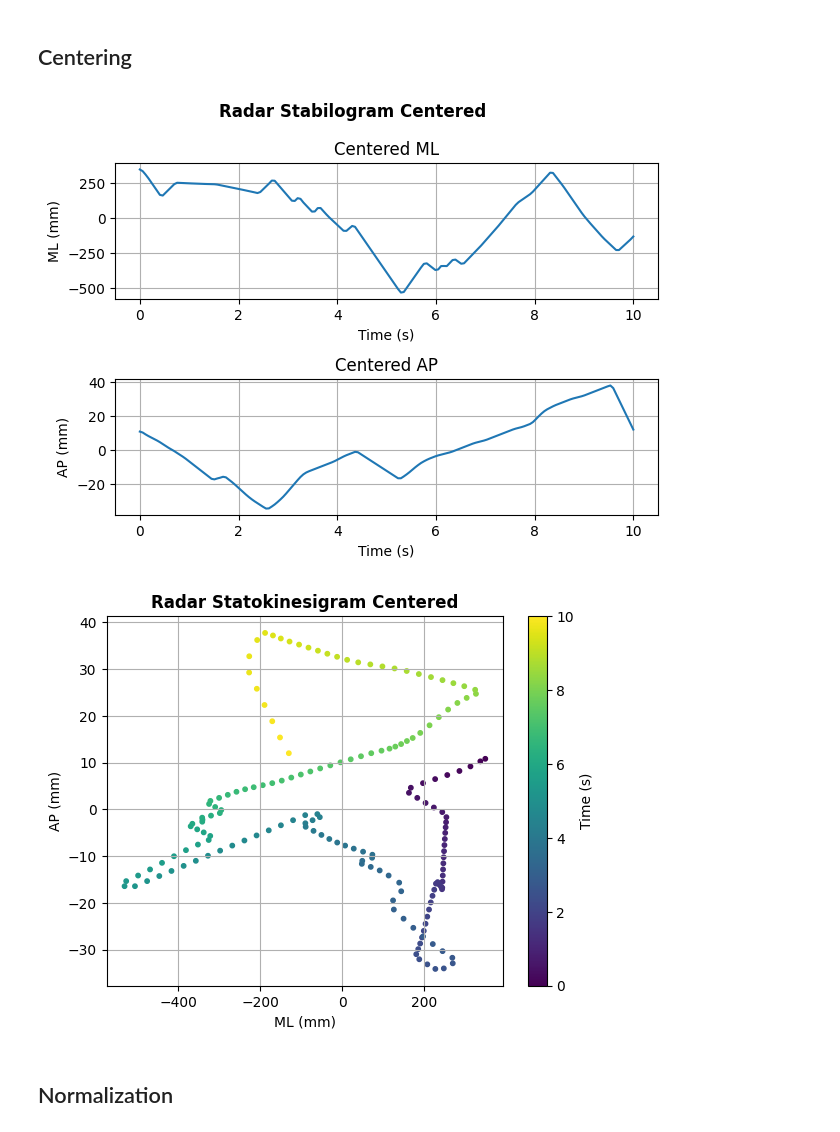
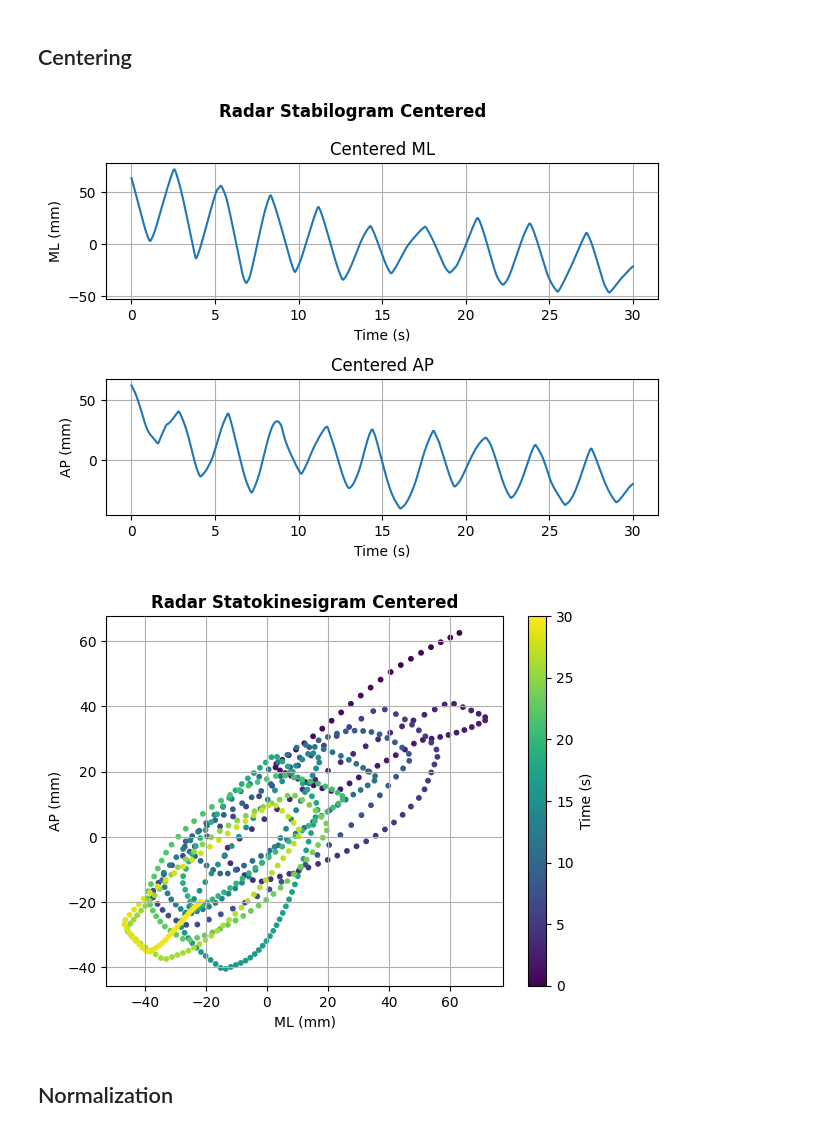
Before and after one commit to KellyLuo-O/stabilometry_project_2026, a Jupyter notebook: scripts/02_radar_stabilogram.ipynb, the cells around one changed output. Drawn from its saved outputs; the diff is of its cells as text; code cells hidden in the pictures.

```diff
--- a/scripts/02_radar_stabilogram.ipynb
+++ b/scripts/02_radar_stabilogram.ipynb
@@ -9,17 +9,12 @@ from scipy.integrate import cumulative_trapezoid
 from code_descriptors_postural_control.stabilogram.stato import Stabilogram
 from code_descriptors_postural_control.descriptors import compute_all_features
 # %%
-# df = pd.read_csv("../data/antoine/radar24/test4.csv")
-# df = pd.read_csv("../results/kelly/X_vitesse.csv")
-df = pd.read_csv("./testML.csv")
+df = pd.read_csv("../results/tables/dataset2/velocity/test12_x_velocity.csv")
 x_time = df["Time_s"].values
 x_velocity = df["Vmax_m_s"].values
 x_pos = cumulative_trapezoid(x_velocity, x_time, initial=0)
 
-
-# df = pd.read_csv("../data/antoine/radar9/test4.csv")
-# df = pd.read_csv("../results/kelly/Y_vitesse.csv")
-df = pd.read_csv("./testAP.csv")
+df = pd.read_csv("../results/tables/dataset2/velocity/test12_y_velocity.csv")
 y_time = df["Time_s"].values
 y_velocity = df["Vmax_m_s"].values
 y_pos = cumulative_trapezoid(y_velocity, y_time, initial=0)
@@ -90,13 +85,13 @@ x_pos = x_pos - np.mean(x_pos)
 y_pos = y_pos - np.mean(y_pos)
 
 # sauvegarder en CSV
-df = pd.DataFrame({
-    "time": y_time,
-    "x_pos": x_pos,
-    "y_pos": y_pos
-})
+# df = pd.DataFrame({
+#     "time": y_time,
+#     "x_pos": x_pos,
+#     "y_pos": y_pos
+# })
 
-df.to_csv("../results/antoine/test4_position.csv", index=False)
+# df.to_csv("", index=False)
 
 plt.figure()
 plt.suptitle("Radar Stabilogram Centered", fontweight='bold')
@@ -104,35 +99,35 @@ plt.suptitle("Radar Stabilogram Centered", fontweight='bold')
 # Plot X
 plt.subplot(2, 1, 1)
 plt.plot(y_time, x_pos)
 plt.xlabel("Time (s)")
 plt.ylabel("ML (mm)")
 plt.title("Centered ML")
 plt.grid()
 
 # Plot Y
 plt.subplot(2, 1, 2)
 plt.plot(y_time, y_pos)
 plt.xlabel("Time (s)")
 plt.ylabel("AP (mm)")
 plt.title("Centered AP")
 plt.grid()
 
 plt.tight_layout()
 plt.show()
 
 plt.figure()
 sc = plt.scatter(x_pos, y_pos, c=y_time, cmap='viridis', s=10)
 plt.xlabel("ML (mm)")
 plt.ylabel("AP (mm)")
 plt.title("Radar Statokinesigram Centered", fontweight='bold')
 plt.grid()
 
 cbar = plt.colorbar(sc)
 cbar.set_label("Time (s)")
 plt.show()
 # %% [output]
-[figure, old version]
+[figure, new version]
-[figure, old version]
+[figure, new version]
 # %% [markdown]
 ## Normalization
 # %%
```
Also changed, not shown: parts of 8 cells of this notebook, 43 other files.
